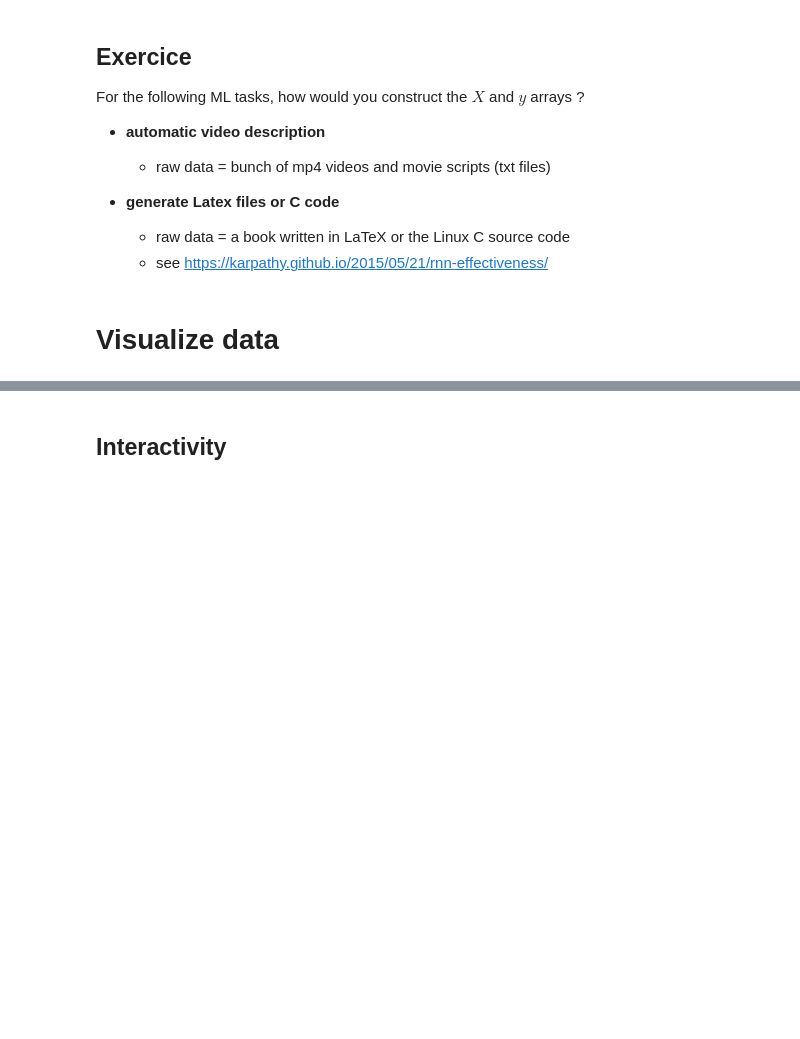
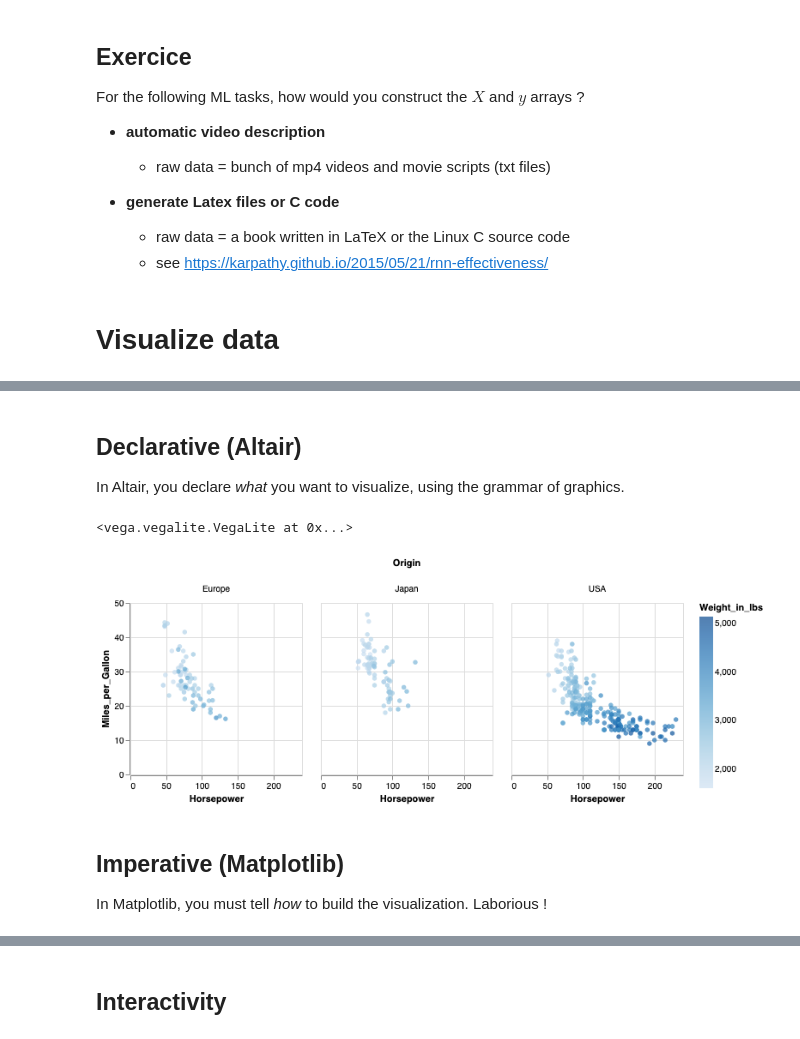
Before and after one commit to sphinxteam/mlcourse_2019, a Jupyter notebook: lec4/Working_with_data.ipynb, the cells around one changed output, grey strips where cells are left out. Saved outputs shown, nothing was run; the diff lists cells and outputs as text; code cells hidden in the pictures; blank space fills up the shorter version.

```diff
--- a/lec4/Working_with_data.ipynb
+++ b/lec4/Working_with_data.ipynb
@@ -236,0 +355,3 @@ For the following ML tasks, how would you construct the $X$ and $y$ arrays ?
+# %%
+cars = pd.read_csv("data/cars.csv")
+cars.head()
@@ -236,0 +365,17 @@ For the following ML tasks, how would you construct the $X$ and $y$ arrays ?
+# %% [markdown]
+## Declarative (Altair)
+
+In Altair, you declare *what* you want to visualize, using the grammar of graphics.
+# %%
+import altair as alt
+
+alt.Chart(cars).mark_circle().encode(
+    x="Horsepower", y="Miles_per_Gallon", color="Weight_in_lbs", column="Origin"
+).properties(width=200, height=200)
+# %% [output]
+<vega.vegalite.VegaLite at 0x...>
+[figure, added]
+# %% [markdown]
+## Imperative (Matplotlib)
+
+In Matplotlib, you must tell *how* to build the visualization. Laborious !
```
Also changed, not shown: parts of 41 cells of this notebook, 13 other files.
